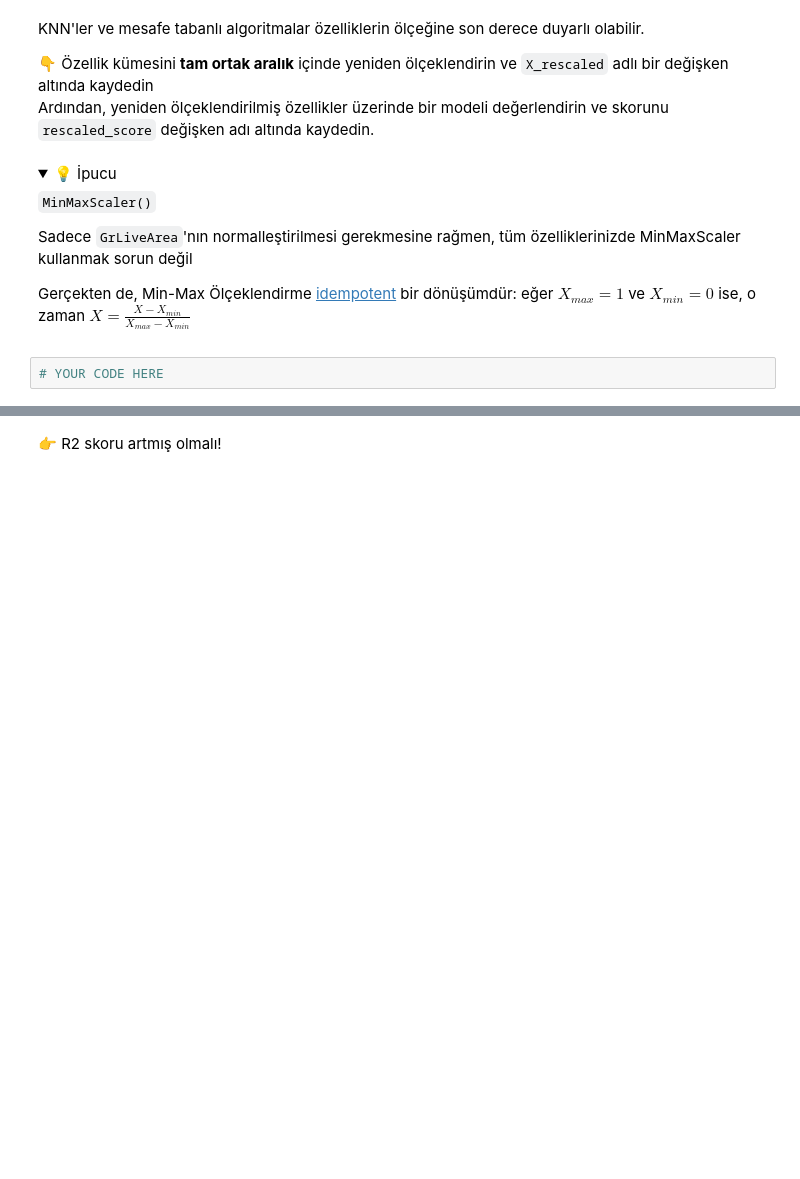
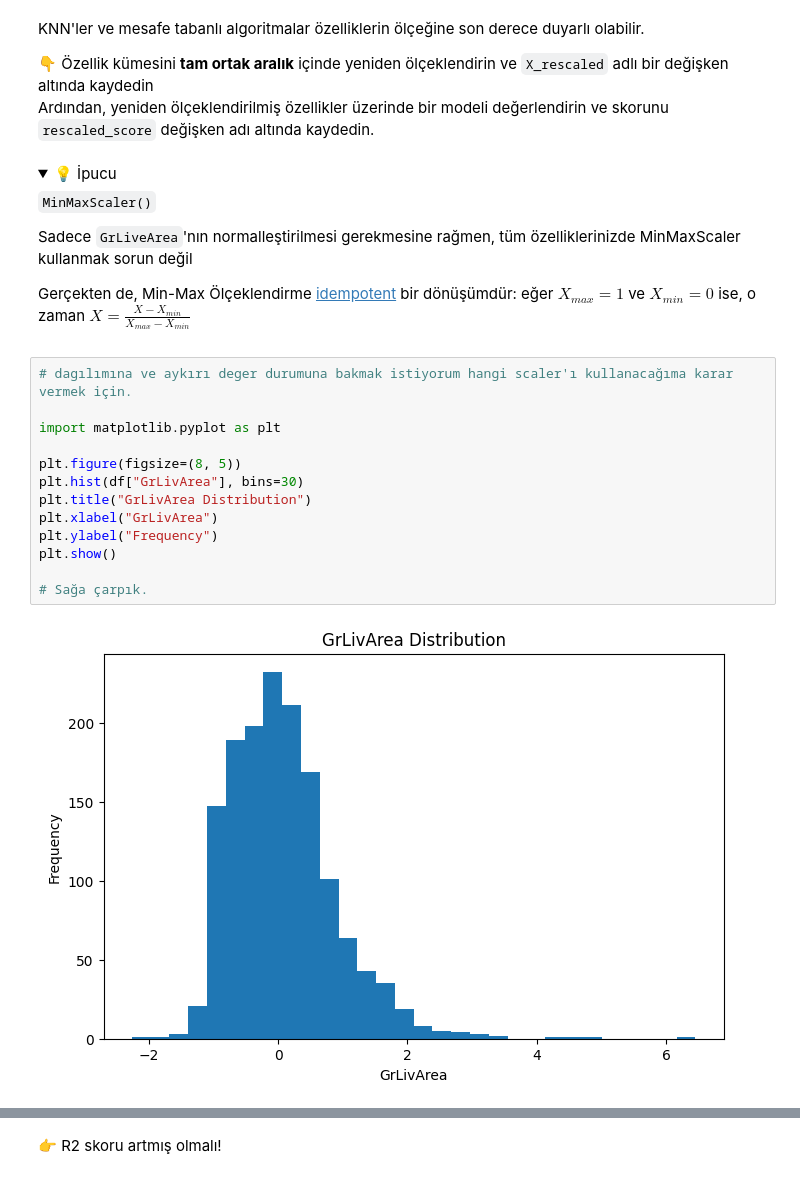
Before and after one commit to halimcan/S16D1-S-data-knn, a Jupyter notebook: KNN.ipynb, the cells around one changed output, grey strips where cells are left out. Drawn from its saved outputs; the diff is of its cells as text; folded sections open; blank space fills up the shorter version.

Commit message:
Completed scale_sensitivity step

```diff
--- a/KNN.ipynb
+++ b/KNN.ipynb
@@ -124,5 +124,18 @@ Sadece `GrLiveArea`'nın normalleştirilmesi gerekmesine rağmen, tüm özellikl
 
 Gerçekten de, Min-Max Ölçeklendirme [idempotent](https://en.wikipedia.org/wiki/Idempotence) bir dönüşümdür: eğer $X_{max}=1$ ve $X_{min}=0$ ise, o zaman $X = \frac{X - X_{min}}{X_{max} - X_{min}}$
 </details>
-# %%
-# YOUR CODE HERE
+# %%
+# dagılımına ve aykırı deger durumuna bakmak istiyorum hangi scaler'ı kullanacağıma karar vermek için.
+
+import matplotlib.pyplot as plt
+
+plt.figure(figsize=(8, 5))
+plt.hist(df["GrLivArea"], bins=30)
+plt.title("GrLivArea Distribution")
+plt.xlabel("GrLivArea")
+plt.ylabel("Frequency")
+plt.show()
+
+# Sağa çarpık.
+# %% [output]
+[figure, added]
```
Also changed, not shown: parts of 3 cells of this notebook, 1 other file.
